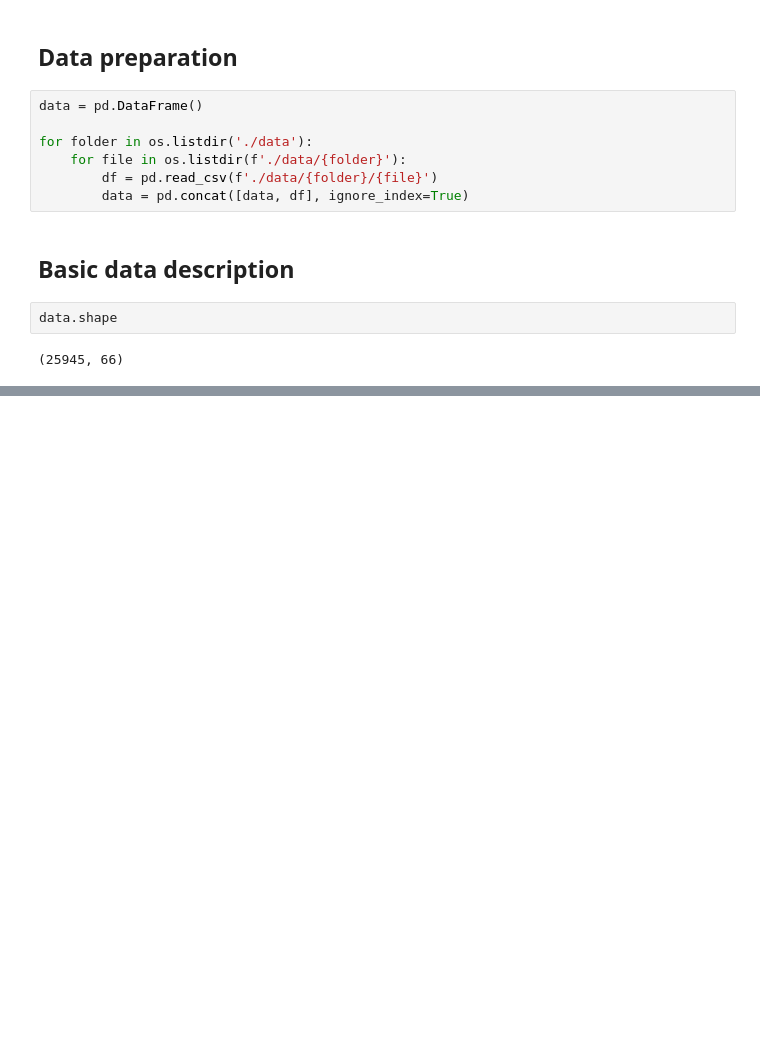
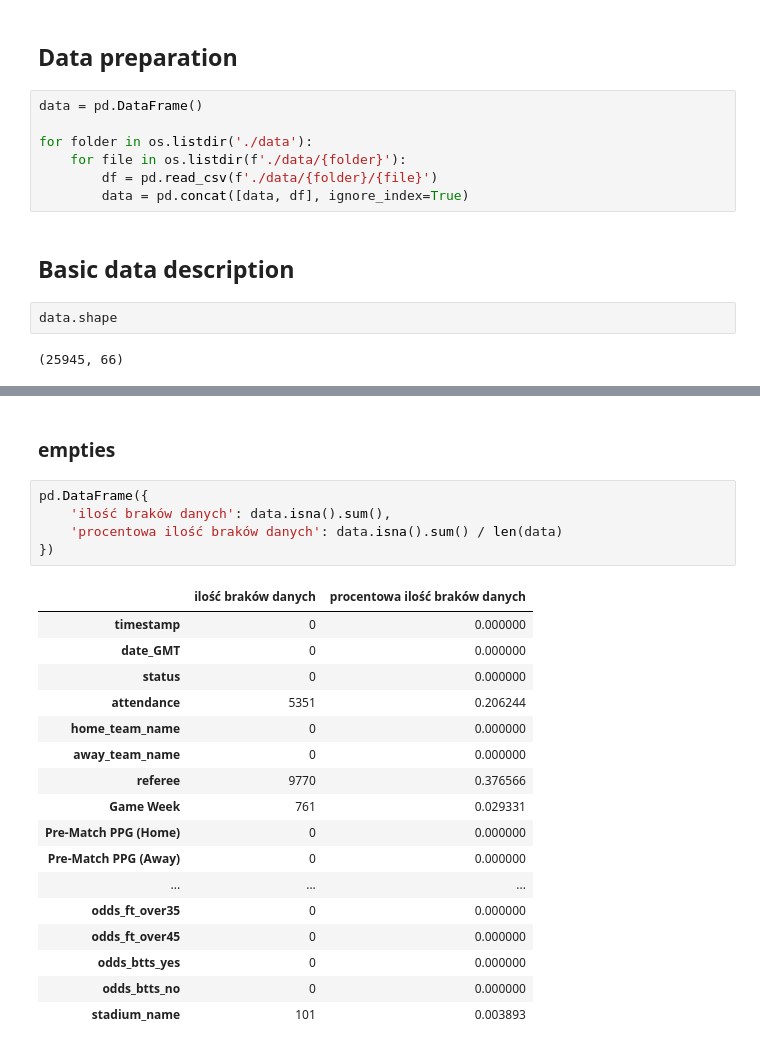
Before and after one commit to lukaszlewickii/football_games_predictor, a Jupyter notebook: eda.ipynb, the cells around one changed output, grey strips where cells are left out. Cells and saved outputs as stored; diff of their text form; blank space fills up the shorter version.

```diff
--- a/eda.ipynb
+++ b/eda.ipynb
@@ -62,0 +83,25 @@ Length: 66, dtype: object
+# %% [markdown]
+### empties
+# %%
+pd.DataFrame({
+    'ilość braków danych': data.isna().sum(),
+    'procentowa ilość braków danych': data.isna().sum() / len(data)
+})
+# %% [output]
+|  | ilość braków danych | procentowa ilość braków danych |
+| timestamp | 0 | 0.000000 |
+| date_GMT | 0 | 0.000000 |
+| status | 0 | 0.000000 |
+| attendance | 5351 | 0.206244 |
+| home_team_name | 0 | 0.000000 |
+| away_team_name | 0 | 0.000000 |
+| referee | 9770 | 0.376566 |
+| Game Week | 761 | 0.029331 |
+| Pre-Match PPG (Home) | 0 | 0.000000 |
+| Pre-Match PPG (Away) | 0 | 0.000000 |
+| ... | ... | ... |
+| odds_ft_over35 | 0 | 0.000000 |
+| odds_ft_over45 | 0 | 0.000000 |
+| odds_btts_yes | 0 | 0.000000 |
+| odds_btts_no | 0 | 0.000000 |
+| stadium_name | 101 | 0.003893 |
```
Also changed, not shown: parts of 7 cells of this notebook.
